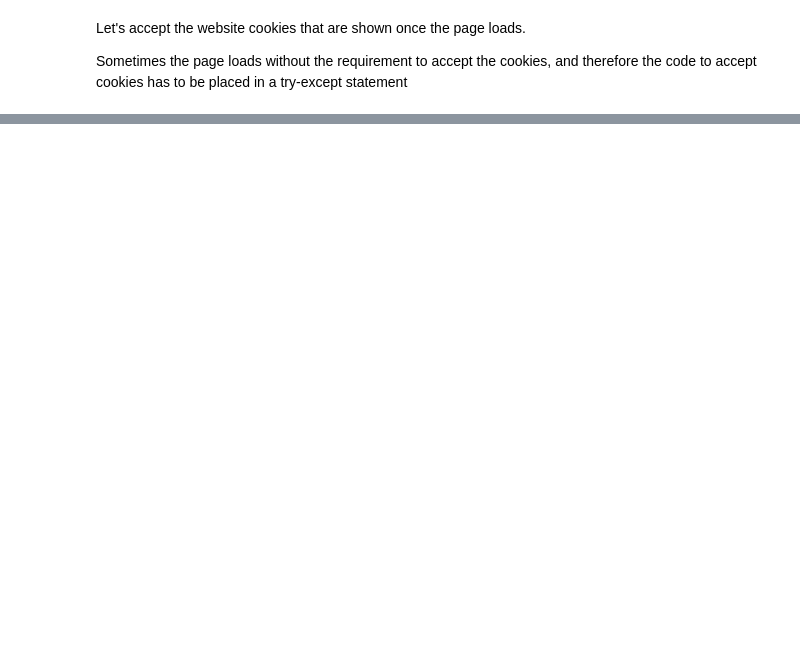
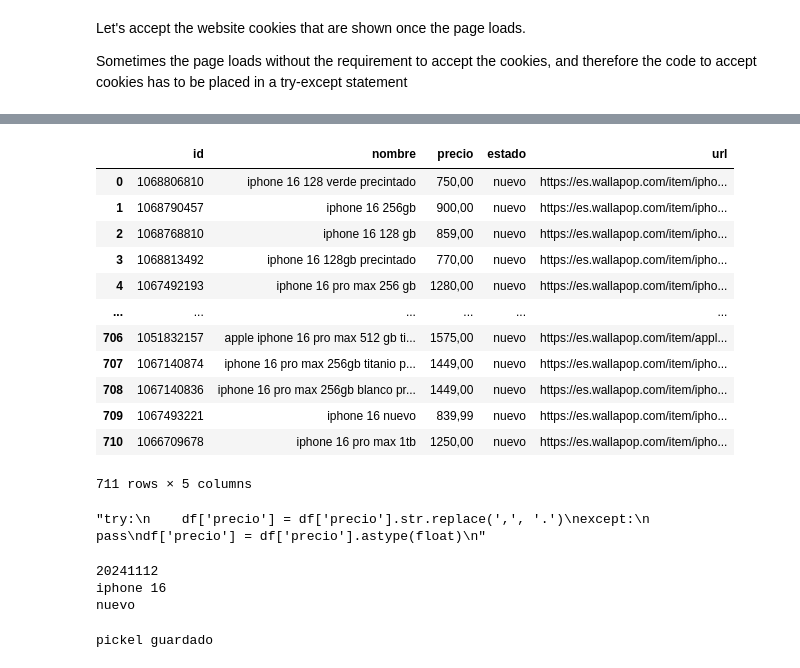
Before and after one commit to jogarman/wallapop_scrapping, a Jupyter notebook: wallascrap.ipynb, the cells around one changed output, grey strips where cells are left out. Saved outputs shown, nothing was run; the diff lists cells and outputs as text; code cells hidden in the pictures; blank space fills up the shorter version.

Commit message:
funciona. 30 scrolls parecen mucho. Puede que haya sido baneado

```diff
--- a/wallascrap.ipynb
+++ b/wallascrap.ipynb
@@ -602,0 +159,8 @@ driver.quit()
+# %%
+# Creación de la tabla con las columnas que buscamos
+try:
+    del df
+except NameError:
+    pass
+columnas = ['id', 'nombre', 'precio', 'estado', 'reservado', 'url']
+df = pd.DataFrame(columns=columnas)
@@ -602,0 +214,21 @@ driver.quit()
+# %%
+# Extraigo los datos y los añado en la tabla.
+elementos = driver.find_elements(By.CSS_SELECTOR, "a.ItemCardList__item")
+
+for index, elem in enumerate(elementos):
+    nombre = elem.get_attribute('title')
+    nombre = nombre.lower()
+    if existe_cadena(nombre, cadenas_buscadas, cadenas_excluyentes):
+        url_articulo = elem.get_attribute('href')
+        id_articulo = url_articulo.split('-')[-1]
+        precio = elem.find_element(By.CSS_SELECTOR, ".ItemCard__price").text.strip()
+        precio = precio.split(' ')[0]
+
+        if ya_existe_articulo(id_articulo, df):
+            print(nombre, " ya existe con id: ", id_articulo)
+        else:
+            df.loc[index] = [id_articulo, nombre, precio, estado, url_articulo]
+    else:
+        print(nombre, "### excluido ###")
+df = df.reset_index(drop=True)
+print(df)
@@ -602,0 +253,36 @@ driver.quit()
+# %%
+pd.set_option('display.max_columns', None)
+pd.set_option('display.max_colwidth', None)
+df
+# %% [output]
+|  | id | nombre | precio | estado | url |
+| 0 | 1068806810 | iphone 16 128 verde precintado | 750,00 | nuevo | https://es.wallapop.com/item/ipho... |
+| 1 | 1068790457 | iphone 16 256gb | 900,00 | nuevo | https://es.wallapop.com/item/ipho... |
+| 2 | 1068768810 | iphone 16 128 gb | 859,00 | nuevo | https://es.wallapop.com/item/ipho... |
+| 3 | 1068813492 | iphone 16 128gb precintado | 770,00 | nuevo | https://es.wallapop.com/item/ipho... |
+| 4 | 1067492193 | iphone 16 pro max 256 gb | 1280,00 | nuevo | https://es.wallapop.com/item/ipho... |
+| ... | ... | ... | ... | ... | ... |
+| 706 | 1051832157 | apple iphone 16 pro max 512 gb ti... | 1575,00 | nuevo | https://es.wallapop.com/item/appl... |
+| 707 | 1067140874 | iphone 16 pro max 256gb titanio p... | 1449,00 | nuevo | https://es.wallapop.com/item/ipho... |
+| 708 | 1067140836 | iphone 16 pro max 256gb blanco pr... | 1449,00 | nuevo | https://es.wallapop.com/item/ipho... |
+| 709 | 1067493221 | iphone 16 nuevo | 839,99 | nuevo | https://es.wallapop.com/item/ipho... |
+| 710 | 1066709678 | iphone 16 pro max 1tb | 1250,00 | nuevo | https://es.wallapop.com/item/ipho... |
+711 rows × 5 columns
+# %%
+"""try:
+    df['precio'] = df['precio'].str.replace(',', '.')
+except:
+    pass
+df['precio'] = df['precio'].astype(float)
+"""
+# %% [output]
+"try:\n    df['precio'] = df['precio'].str.replace(',', '.')\nexcept:\n    pass\ndf['precio'] = df['precio'].astype(float)\n"
+# %%
+hoy_formateada = datetime.now().strftime("%Y%m%d")
+print(hoy_formateada)
+print(elemento_a_buscar)
+print(estado)
+# %% [output]
+20241112
+iphone 16
+nuevo
@@ -602,0 +292,9 @@ driver.quit()
+# %%
+try:
+    df = pd.read_pickle('pickels/' + nombre_archivo_pkl + '.pkl')
+    print("pickel guardado")
+except:
+    print("Error leyendo archivo! puede que no se haya guardado bien")
+driver.quit()
+# %% [output]
+pickel guardado
```
Also changed, not shown: parts of 43 cells of this notebook, 2 other files.
